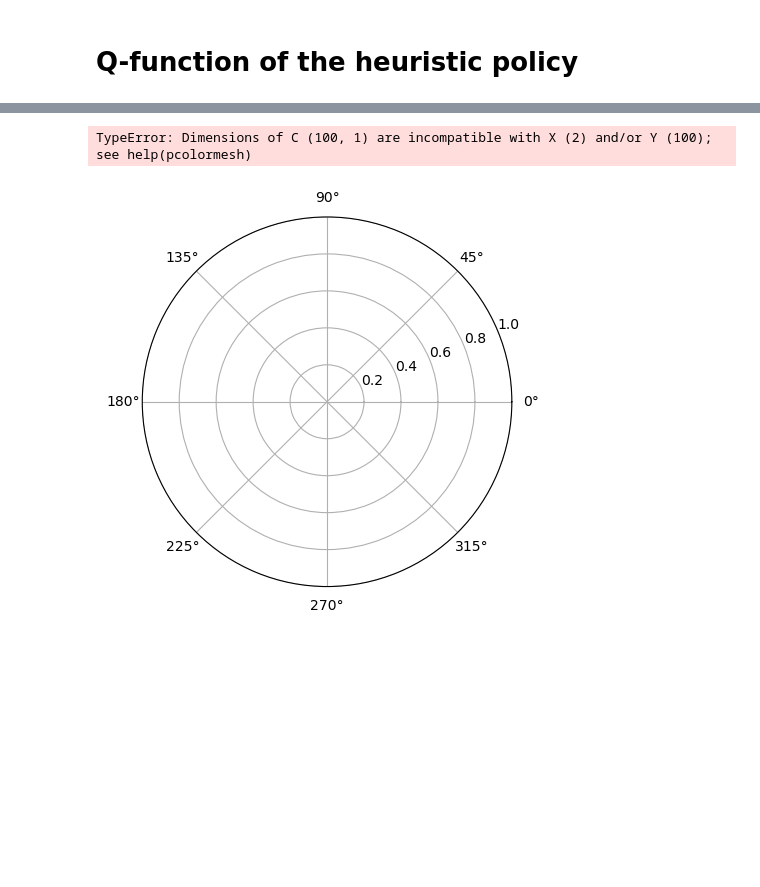
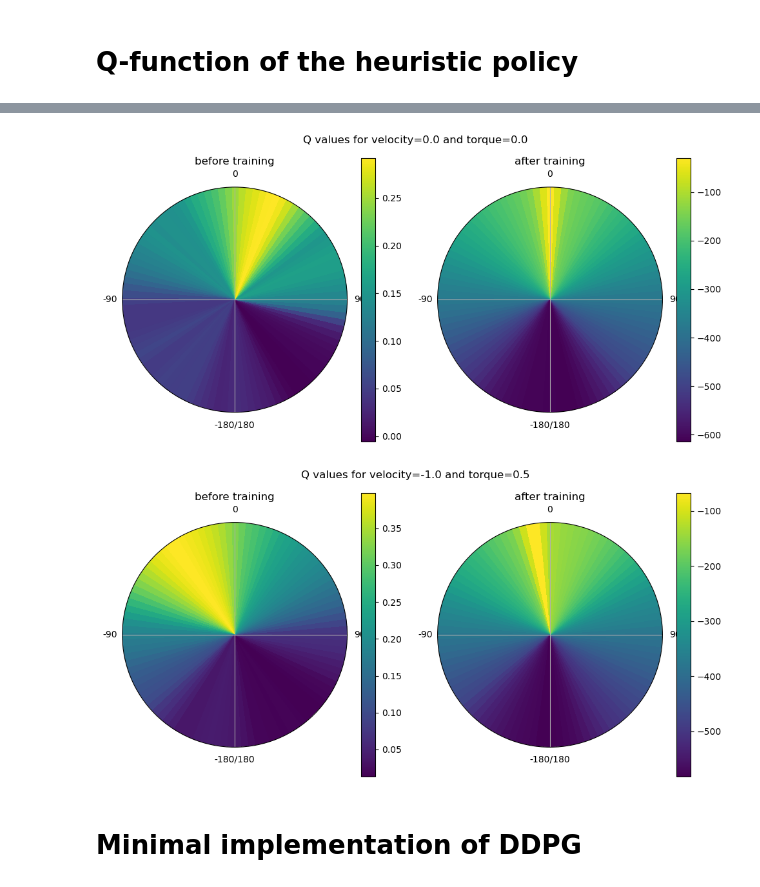
Before and after one commit to tudoroancea/cs_456_project, a Jupyter notebook: project.ipynb, the cells around one changed output, grey strips where cells are left out. Saved outputs shown, nothing was run; the diff lists cells and outputs as text; code cells hidden in the pictures; blank space fills up the shorter version.

```diff
--- a/project.ipynb
+++ b/project.ipynb
@@ -185,17 +220,53 @@ def polar_heatmap(qnetwork, velocity, torque):
     """
     angles = np.linspace(-np.pi, np.pi, 100)
     q_values = []
-    for angle in angles:
+    for i in range(len(angles) - 1):
+        angle = 0.5 * (angles[i] + angles[i + 1])
         state_action_pair = np.array([np.cos(angle), np.sin(angle), velocity, torque])
-        q_values.append(qnetwork(torch.from_numpy(state_action_pair).float()).item())
+        qnetwork.eval()
+        with torch.no_grad():
+            q_values.append(
+                qnetwork(torch.from_numpy(state_action_pair).float()).item()
+            )
+    q_values = np.array(q_values).reshape(-1, 1).T
 
-    plt.subplot(projection="polar")
-    r, th = np.meshgrid(np.array([0, 1]), angles)
-    plt.pcolormesh(th, r, np.array(q_values).reshape(-1,1), shading="nearest")
+    # plt.subplot(projection="polar")
+    plt.pcolormesh(angles + np.pi / 2, np.array([0, 1]), q_values, shading="flat")
+    # remove ticks on radial axis
+    plt.rgrids([])
+    # set theta ticks lables as 0 on the top and -180/180 on the bottom
+    plt.thetagrids([0, 90, 180, 270], ["90", "0", "-90", "-180/180"])
     plt.colorbar()
-    plt.show()
+    # plt.show()
-# %%
-polar_heatmap(qnetwork, 0, 0.25)
-# %% [output]
-TypeError: Dimensions of C (100, 1) are incompatible with X (2) and/or Y (100); see help(pcolormesh)
-[figure, removed]
+# %%
+velocity = 0.0
+torque = 0.0
+plt.figure(figsize=(10, 5))
+plt.subplot(1,2,1, projection="polar")
+plt.title("before training")
+polar_heatmap(qnetwork_before_training, velocity, torque)
+plt.subplot(1,2,2, projection="polar")
+polar_heatmap(qnetwork, velocity, torque)
+plt.title("after training")
+plt.suptitle(f"Q values for velocity={velocity} and torque={torque}")
+plt.tight_layout()
+plt.savefig("qvalues_heatmap.png", dpi=300)
+# %% [output]
+[figure, added]
+# %%
+velocity = -1.0
+torque = 0.5
+plt.figure(figsize=(10, 5))
+plt.subplot(1,2,1, projection="polar")
+plt.title("before training")
+polar_heatmap(qnetwork_before_training, velocity, torque)
+plt.subplot(1,2,2, projection="polar")
+polar_heatmap(qnetwork, velocity, torque)
+plt.title("after training")
+plt.suptitle(f"Q values for velocity={velocity} and torque={torque}")
+plt.tight_layout()
+plt.savefig("qvalues_heatmap.png", dpi=300)
+# %% [output]
+[figure, added]
+# %% [markdown]
+# Minimal implementation of DDPG
```
Also changed, not shown: parts of 17 cells of this notebook, 1 other file.
